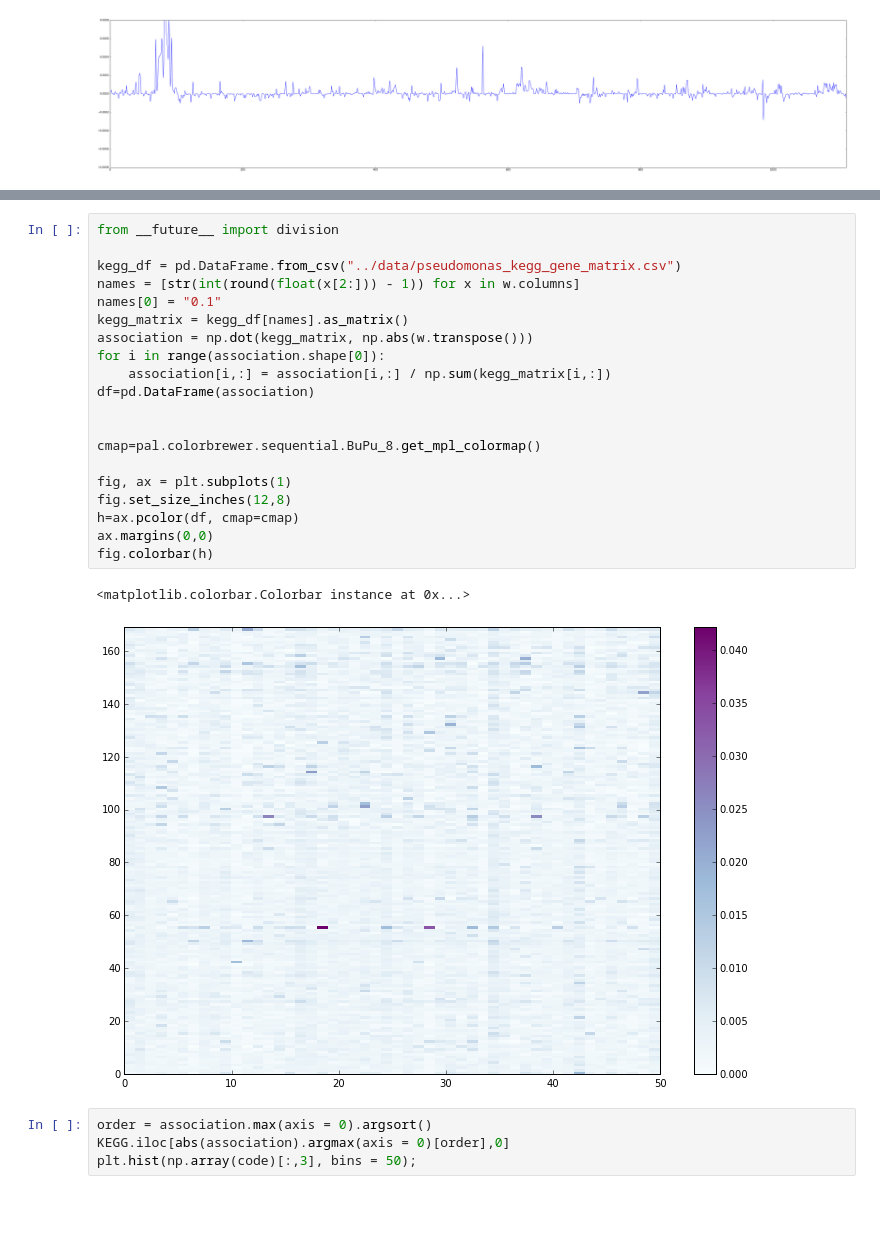
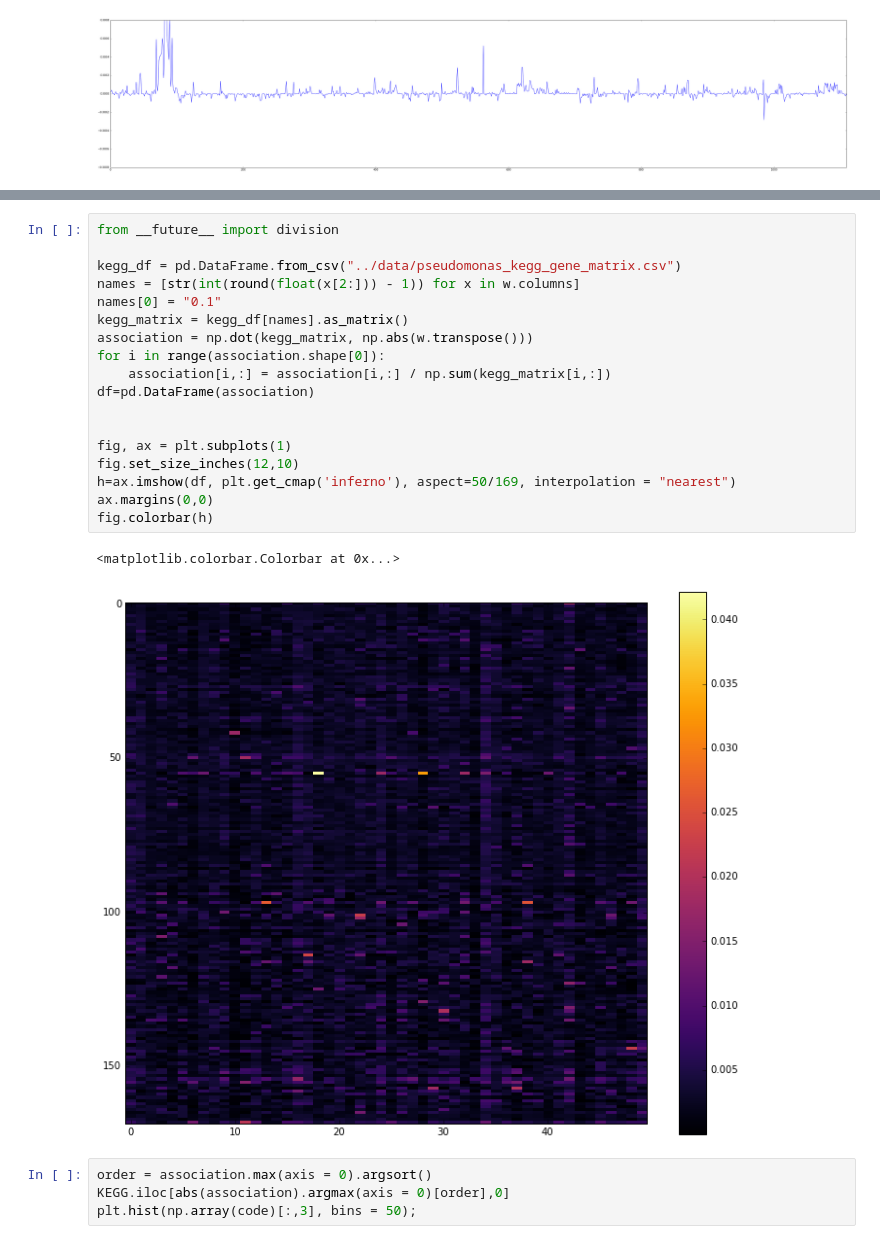
Before and after one commit to Thru-Echoes/structure-gene-discovery, a Jupyter notebook: pseudomonas/pseudomonas.ipynb, the cells around one changed output, grey strips where cells are left out. Saved outputs shown, nothing was run; the diff lists cells and outputs as text; blank space fills up the shorter version.

Commit message:
colors

```diff
--- a/pseudomonas/pseudomonas.ipynb
+++ b/pseudomonas/pseudomonas.ipynb
@@ -168,26 +172,24 @@ print len(ever_hw) * len(ever_KEGG) / w.shape[1]
 # %%
 from __future__ import division
 
 kegg_df = pd.DataFrame.from_csv("../data/pseudomonas_kegg_gene_matrix.csv")
 names = [str(int(round(float(x[2:])) - 1)) for x in w.columns]
 names[0] = "0.1"
 kegg_matrix = kegg_df[names].as_matrix()
 association = np.dot(kegg_matrix, np.abs(w.transpose()))
 for i in range(association.shape[0]):
     association[i,:] = association[i,:] / np.sum(kegg_matrix[i,:])
 df=pd.DataFrame(association)
 
 
-cmap=pal.colorbrewer.sequential.BuPu_8.get_mpl_colormap()
-
 fig, ax = plt.subplots(1)
-fig.set_size_inches(12,8)
-h=ax.pcolor(df, cmap=cmap)
+fig.set_size_inches(12,10)
+h=ax.imshow(df, plt.get_cmap('inferno'), aspect=50/169, interpolation = "nearest")
 ax.margins(0,0)
 fig.colorbar(h)
 # %% [output]
-<matplotlib.colorbar.Colorbar instance at 0x...>
+<matplotlib.colorbar.Colorbar at 0x...>
-[figure, old version]
+[figure, new version]
 # %%
 order = association.max(axis = 0).argsort()
 KEGG.iloc[abs(association).argmax(axis = 0)[order],0]
```
Also changed, not shown: parts of 3 cells of this notebook.
